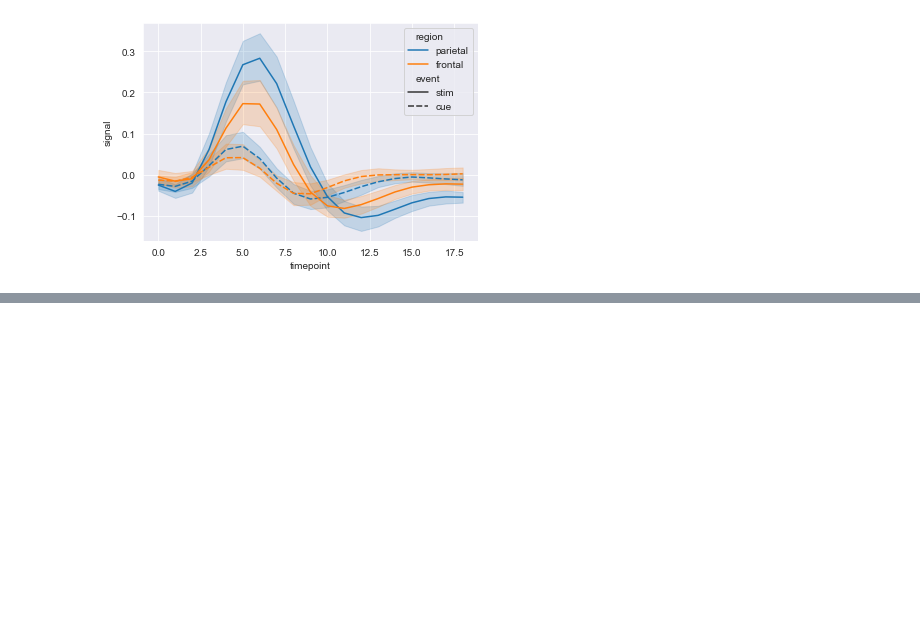
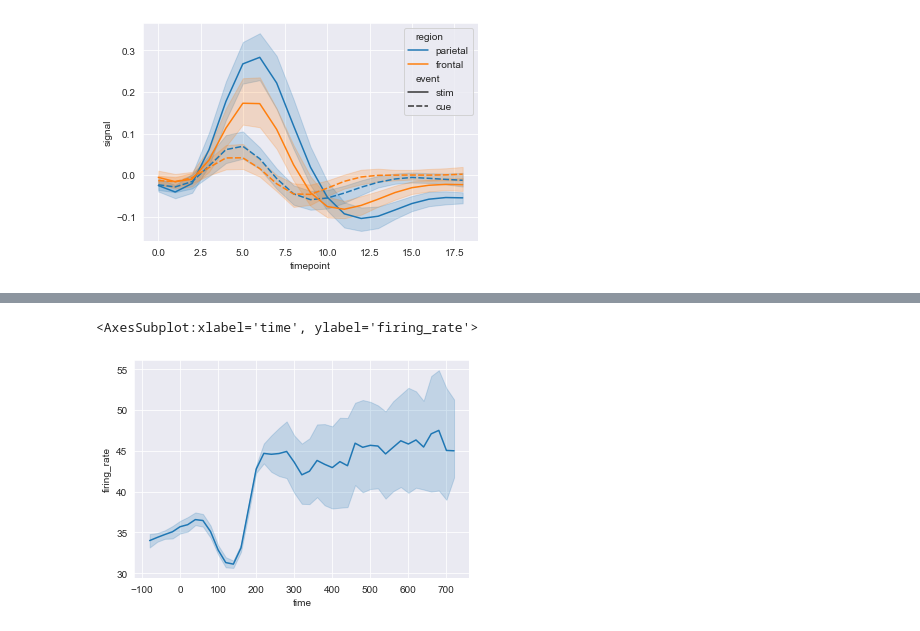
Before and after one commit to dehsheikh/Data_Science, a Jupyter notebook: Data_Visualization/Seaborn.ipynb, the cells around one changed output, grey strips where cells are left out. Cells and saved outputs as stored; diff of their text form; code cells hidden in the pictures; blank space fills up the shorter version.

```diff
--- a/Data_Visualization/Seaborn.ipynb
+++ b/Data_Visualization/Seaborn.ipynb
@@ -233,3 +233,6 @@ sns.lineplot(data = fmri,
 # %% [output]
 <AxesSubplot:xlabel='timepoint', ylabel='signal'>
 [figure]
+# %%
+dots = sns.load_dataset("dots")
+dots.head()
@@ -235,0 +252,4 @@ sns.lineplot(data = fmri,
+# %%
+# Select rows that align == 'dots'
+dots = dots.query("align == 'dots'")
+dots.head()
@@ -235,0 +263,7 @@ sns.lineplot(data = fmri,
+# %%
+sns.lineplot(data = dots,
+             x = "time",
+             y = "firing_rate")
+# %% [output]
+<AxesSubplot:xlabel='time', ylabel='firing_rate'>
+[figure, added]
```
Also changed, not shown: parts of 9 cells of this notebook.
